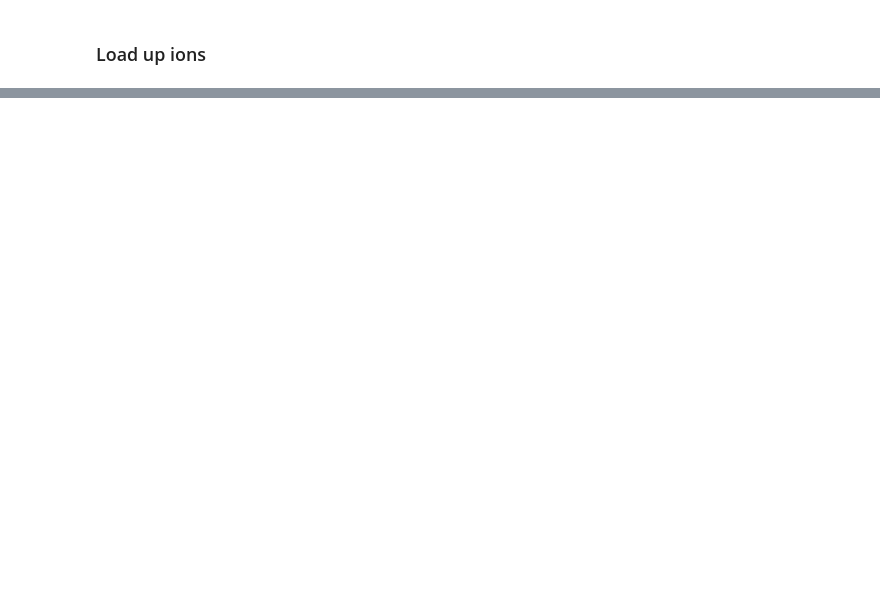
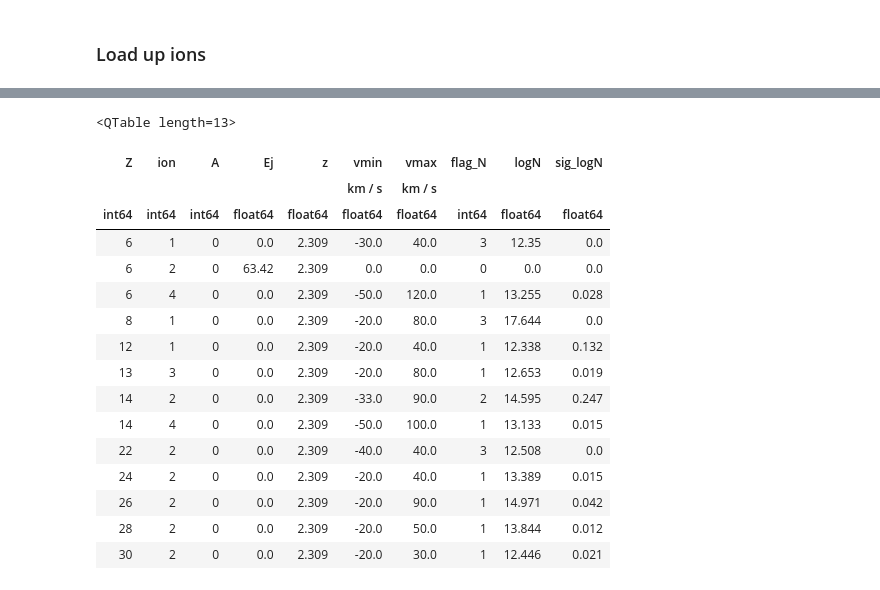
Before and after one commit to linetools/linetools, a Jupyter notebook: docs/examples/DLASystem_examples.ipynb, the cells around one changed output, grey strips where cells are left out. Cells and saved outputs as stored; diff of their text form; code cells hidden in the pictures; blank space fills up the shorter version.

```diff
--- a/docs/examples/DLASystem_examples.ipynb
+++ b/docs/examples/DLASystem_examples.ipynb
@@ -38,0 +65,20 @@ len(dla._ionN)
+# %%
+dla._ionN
+# %% [output]
+<QTable length=13>
+| Z | ion | A | Ej | z | vmin | vmax | flag_N | logN | sig_logN |
+|  |  |  |  |  | km / s | km / s |  |  |  |
+| int64 | int64 | int64 | float64 | float64 | float64 | float64 | int64 | float64 | float64 |
+| 6 | 1 | 0 | 0.0 | 2.309 | -30.0 | 40.0 | 3 | 12.35 | 0.0 |
+| 6 | 2 | 0 | 63.42 | 2.309 | 0.0 | 0.0 | 0 | 0.0 | 0.0 |
+| 6 | 4 | 0 | 0.0 | 2.309 | -50.0 | 120.0 | 1 | 13.255 | 0.028 |
+| 8 | 1 | 0 | 0.0 | 2.309 | -20.0 | 80.0 | 3 | 17.644 | 0.0 |
+| 12 | 1 | 0 | 0.0 | 2.309 | -20.0 | 40.0 | 1 | 12.338 | 0.132 |
+| 13 | 3 | 0 | 0.0 | 2.309 | -20.0 | 80.0 | 1 | 12.653 | 0.019 |
+| 14 | 2 | 0 | 0.0 | 2.309 | -33.0 | 90.0 | 2 | 14.595 | 0.247 |
+| 14 | 4 | 0 | 0.0 | 2.309 | -50.0 | 100.0 | 1 | 13.133 | 0.015 |
+| 22 | 2 | 0 | 0.0 | 2.309 | -40.0 | 40.0 | 3 | 12.508 | 0.0 |
+| 24 | 2 | 0 | 0.0 | 2.309 | -20.0 | 40.0 | 1 | 13.389 | 0.015 |
+| 26 | 2 | 0 | 0.0 | 2.309 | -20.0 | 90.0 | 1 | 14.971 | 0.042 |
+| 28 | 2 | 0 | 0.0 | 2.309 | -20.0 | 50.0 | 1 | 13.844 | 0.012 |
+| 30 | 2 | 0 | 0.0 | 2.309 | -20.0 | 30.0 | 1 | 12.446 | 0.021 |
```
Also changed, not shown: parts of 17 cells of this notebook, 3 other files.
